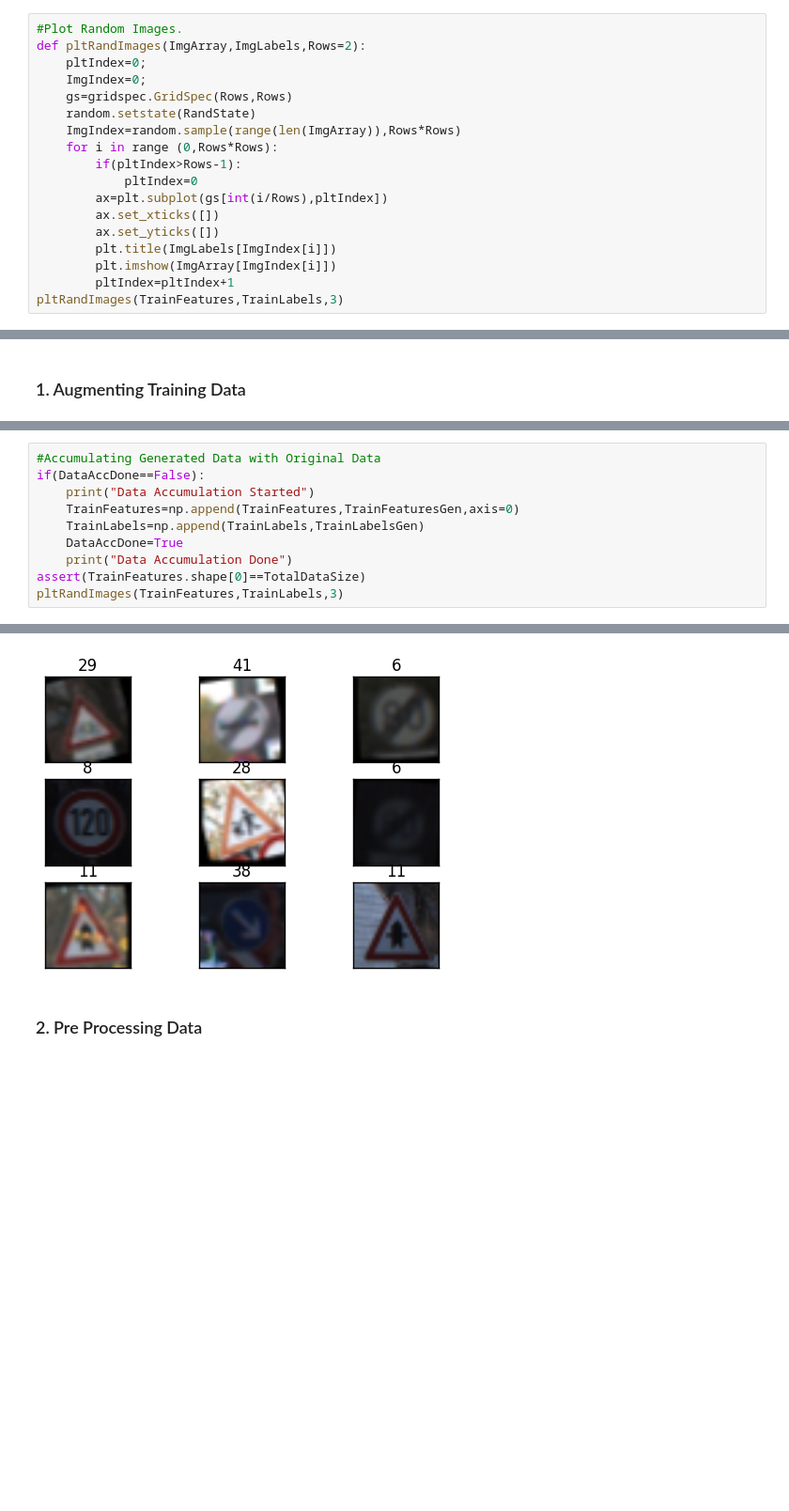
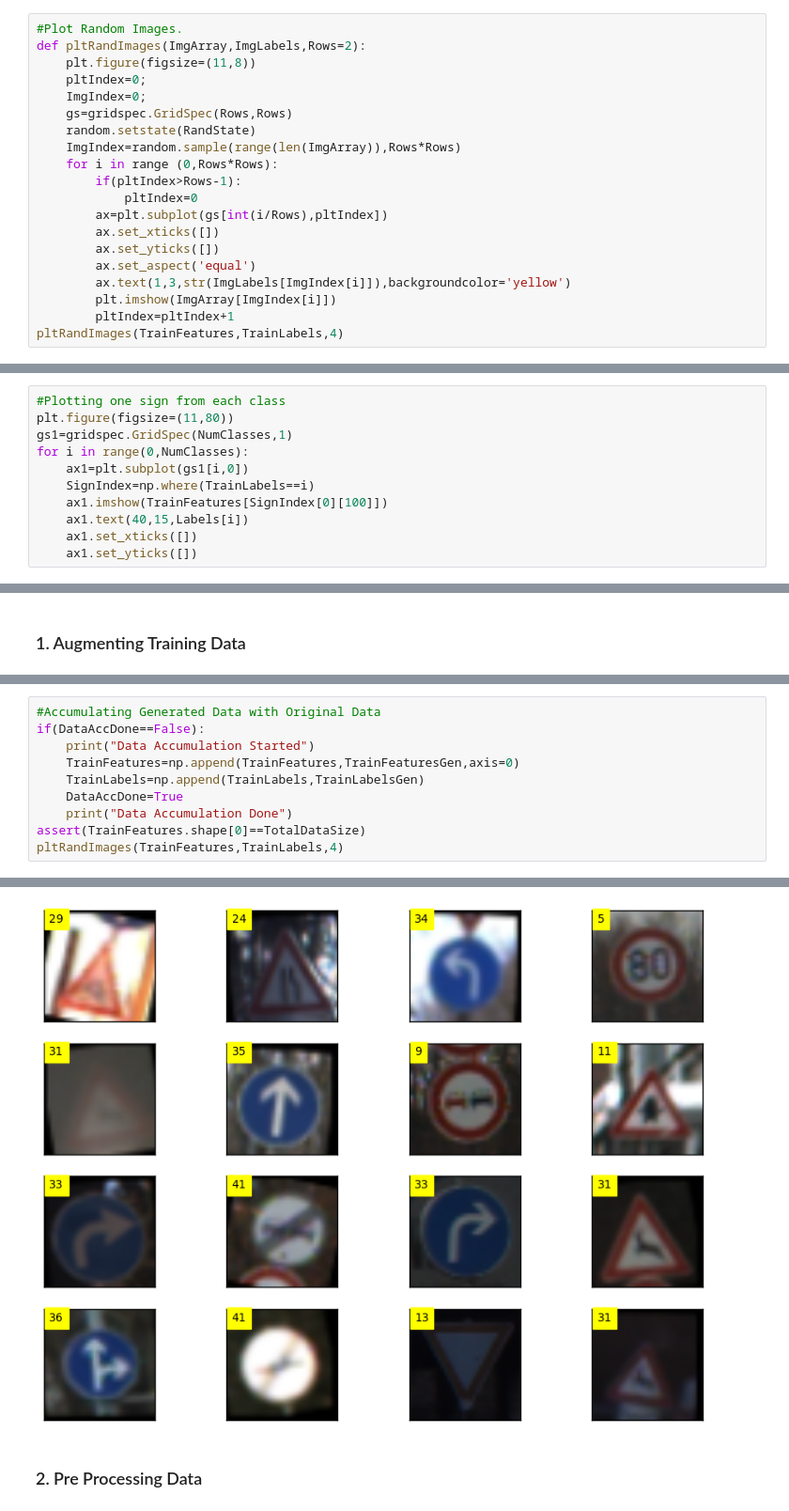
Before and after one commit to chinnikrishna/TrafficSignClassifier, a Jupyter notebook: Traffic_Signs_Recognition.ipynb, the cells around one changed output, grey strips where cells are left out. Shown at 94% size. Cells and saved outputs as stored; diff of their text form; blank space fills up the shorter version.

```diff
--- a/Traffic_Signs_Recognition.ipynb
+++ b/Traffic_Signs_Recognition.ipynb
@@ -121,6 +121,7 @@ RandState=random.getstate() #Store randstate to get same results everytime
 # %%
 #Plot Random Images.
 def pltRandImages(ImgArray,ImgLabels,Rows=2):
+    plt.figure(figsize=(11,8))
     pltIndex=0;
     ImgIndex=0;
     gs=gridspec.GridSpec(Rows,Rows)
@@ -132,8 +133,9 @@ def pltRandImages(ImgArray,ImgLabels,Rows=2):
         ax=plt.subplot(gs[int(i/Rows),pltIndex])
         ax.set_xticks([])
         ax.set_yticks([])
-        plt.title(ImgLabels[ImgIndex[i]])
+        ax.set_aspect('equal')
+        ax.text(1,3,str(ImgLabels[ImgIndex[i]]),backgroundcolor='yellow')
         plt.imshow(ImgArray[ImgIndex[i]])
         pltIndex=pltIndex+1
-pltRandImages(TrainFeatures,TrainLabels,3)
+pltRandImages(TrainFeatures,TrainLabels,4)
 # %% [output]
@@ -140,0 +143,11 @@ pltRandImages(TrainFeatures,TrainLabels,3)
+# %%
+#Plotting one sign from each class
+plt.figure(figsize=(11,80))
+gs1=gridspec.GridSpec(NumClasses,1)
+for i in range(0,NumClasses):
+    ax1=plt.subplot(gs1[i,0])
+    SignIndex=np.where(TrainLabels==i)
+    ax1.imshow(TrainFeatures[SignIndex[0][100]])
+    ax1.text(40,15,Labels[i])
+    ax1.set_xticks([])
+    ax1.set_yticks([])
@@ -211,17 +226,17 @@ Generating 2010 End of no passing by vechiles over 3.5 metric tons features and
 # %%
 #Accumulating Generated Data with Original Data
 if(DataAccDone==False):
     print("Data Accumulation Started")
     TrainFeatures=np.append(TrainFeatures,TrainFeaturesGen,axis=0)
     TrainLabels=np.append(TrainLabels,TrainLabelsGen)
     DataAccDone=True
     print("Data Accumulation Done")
 assert(TrainFeatures.shape[0]==TotalDataSize)
-pltRandImages(TrainFeatures,TrainLabels,3)
+pltRandImages(TrainFeatures,TrainLabels,4)
 # %% [output]
 Data Accumulation Started
 Data Accumulation Done
-[figure, old version]
+[figure, new version]
 # %% [markdown]
 ### 2. Pre Processing Data
 # %%
```
Also changed, not shown: parts of 17 cells of this notebook, 12 other files.
